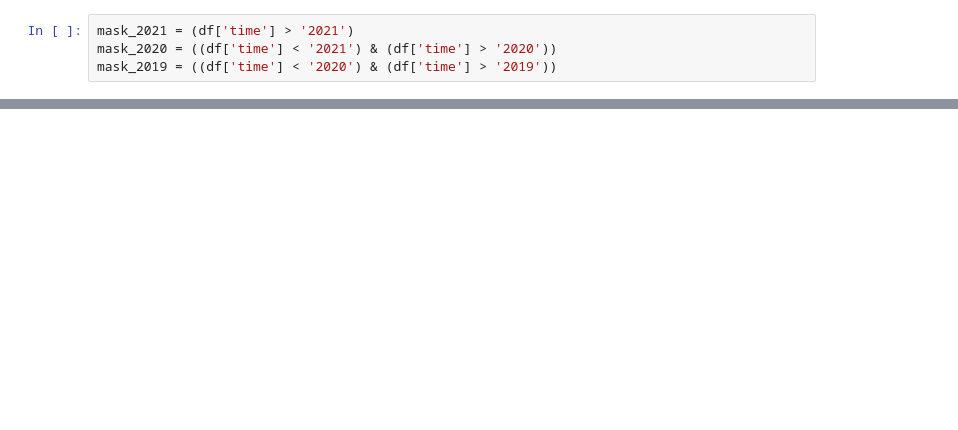
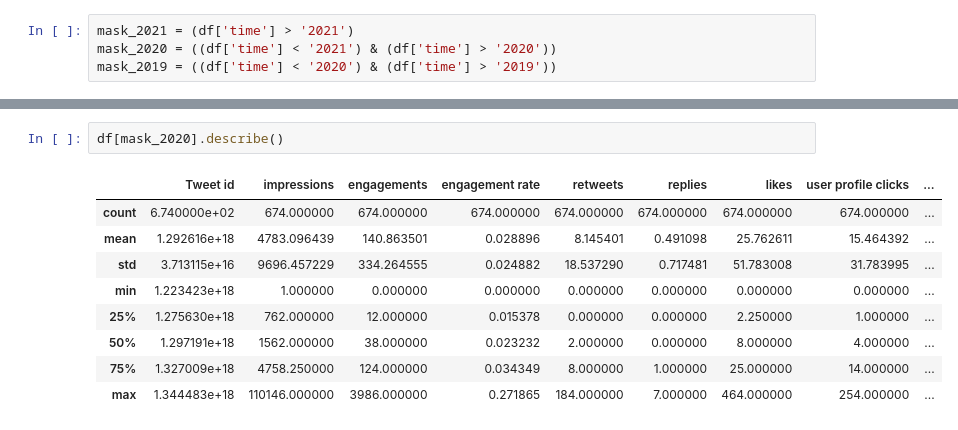
Before and after one commit to taksug229/tweet-analysis, a Jupyter notebook: notebook/1-eda.ipynb, the cells around one changed output, grey strips where cells are left out. Drawn from its saved outputs; the diff is of its cells as text; blank space fills up the shorter version.

```diff
--- a/notebook/1-eda.ipynb
+++ b/notebook/1-eda.ipynb
@@ -95,0 +108,12 @@ df[mask_2021].sort_values('impressions', ascending=False).head(10)
+# %%
+df[mask_2020].describe()
+# %% [output]
+|  | Tweet id | impressions | engagements | engagement rate | retweets | replies | likes | user profile clicks | ... |
+| count | 6.740000e+02 | 674.000000 | 674.000000 | 674.000000 | 674.000000 | 674.000000 | 674.000000 | 674.000000 | ... |
+| mean | 1.292616e+18 | 4783.096439 | 140.863501 | 0.028896 | 8.145401 | 0.491098 | 25.762611 | 15.464392 | ... |
+| std | 3.713115e+16 | 9696.457229 | 334.264555 | 0.024882 | 18.537290 | 0.717481 | 51.783008 | 31.783995 | ... |
+| min | 1.223423e+18 | 1.000000 | 0.000000 | 0.000000 | 0.000000 | 0.000000 | 0.000000 | 0.000000 | ... |
+| 25% | 1.275630e+18 | 762.000000 | 12.000000 | 0.015378 | 0.000000 | 0.000000 | 2.250000 | 1.000000 | ... |
+| 50% | 1.297191e+18 | 1562.000000 | 38.000000 | 0.023232 | 2.000000 | 0.000000 | 8.000000 | 4.000000 | ... |
+| 75% | 1.327009e+18 | 4758.250000 | 124.000000 | 0.034349 | 8.000000 | 1.000000 | 25.000000 | 14.000000 | ... |
+| max | 1.344483e+18 | 110146.000000 | 3986.000000 | 0.271865 | 184.000000 | 7.000000 | 464.000000 | 254.000000 | ... |
```
Also changed, not shown: parts of 4 cells of this notebook.
